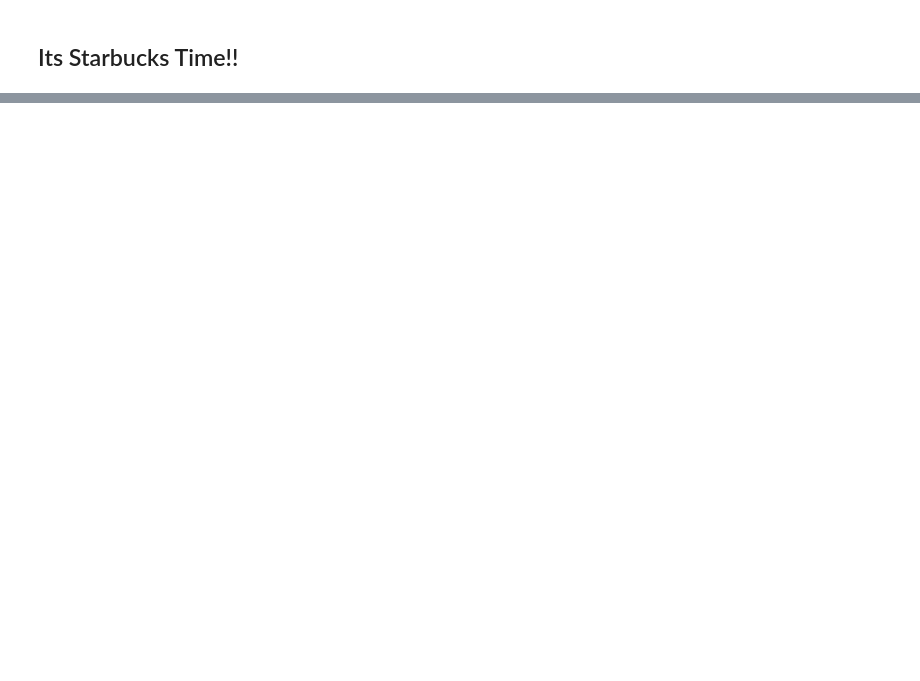
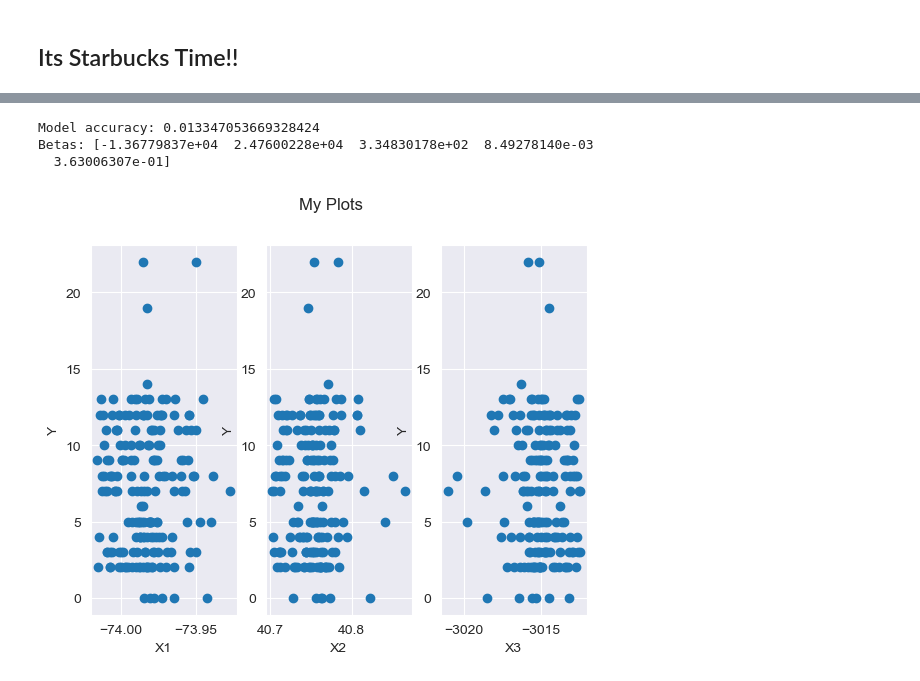
Before and after one commit to JacobMinkin/NYC_Restaurant_Health_Inspection, a Jupyter notebook: Project_2_Manhattan.ipynb, the cells around one changed output, grey strips where cells are left out. Cells and saved outputs as stored; diff of their text form; code cells hidden in the pictures; blank space fills up the shorter version.

```diff
--- a/Project_2_Manhattan.ipynb
+++ b/Project_2_Manhattan.ipynb
@@ -231,0 +574,49 @@ NameError: name 'STARBUCKS' is not defined
+# %%
+from sklearn.linear_model import LinearRegression
+
+linmod = LinearRegression()
+
+linmod.fit(y =y_STARBUCKS, X=X_STARBUCKS)
+
+# Calculate Accuracy
+accuracy = linmod.score(X= X_STARBUCKS, y = y_STARBUCKS)
+print(f"Model accuracy: {accuracy}")
+
+# Look at betas (coefficients)
+betas = linmod.coef_
+print(f"Betas: {betas}")
+# %% [output]
+Model accuracy: 0.013347053669328424
+Betas: [-1.36779837e+04  2.47600228e+04  3.34830178e+02  8.49278140e-03
+  3.63006307e-01]
+# %%
+# Extract the x and y coordinates
+x1 = X[:, 0]
+x2 = X[:, 1]
+x3 = X[:, 2]
+x1
+# Create a figure with three subplots
+fig, axs = plt.subplots(1, 3)
+
+# Plot X1 vs y
+axs[0].scatter(X[:, 0], y)
+axs[0].set_xlabel("X1")
+axs[0].set_ylabel("Y")
+
+# Plot X2 vs y
+axs[1].scatter(X[:, 1], y)
+axs[1].set_xlabel("X2")
+axs[1].set_ylabel("Y")
+
+# Plot X3 vs y
+axs[2].scatter(X[:, 2], y)
+axs[2].set_xlabel("X3")
+axs[2].set_ylabel("Y")
+
+# Add a title to the figure
+fig.suptitle("My Plots")
+
+# Show the plots
+plt.show()
+# %% [output]
+[figure, added]
```
Also changed, not shown: parts of 50 cells of this notebook, 2 other files.
